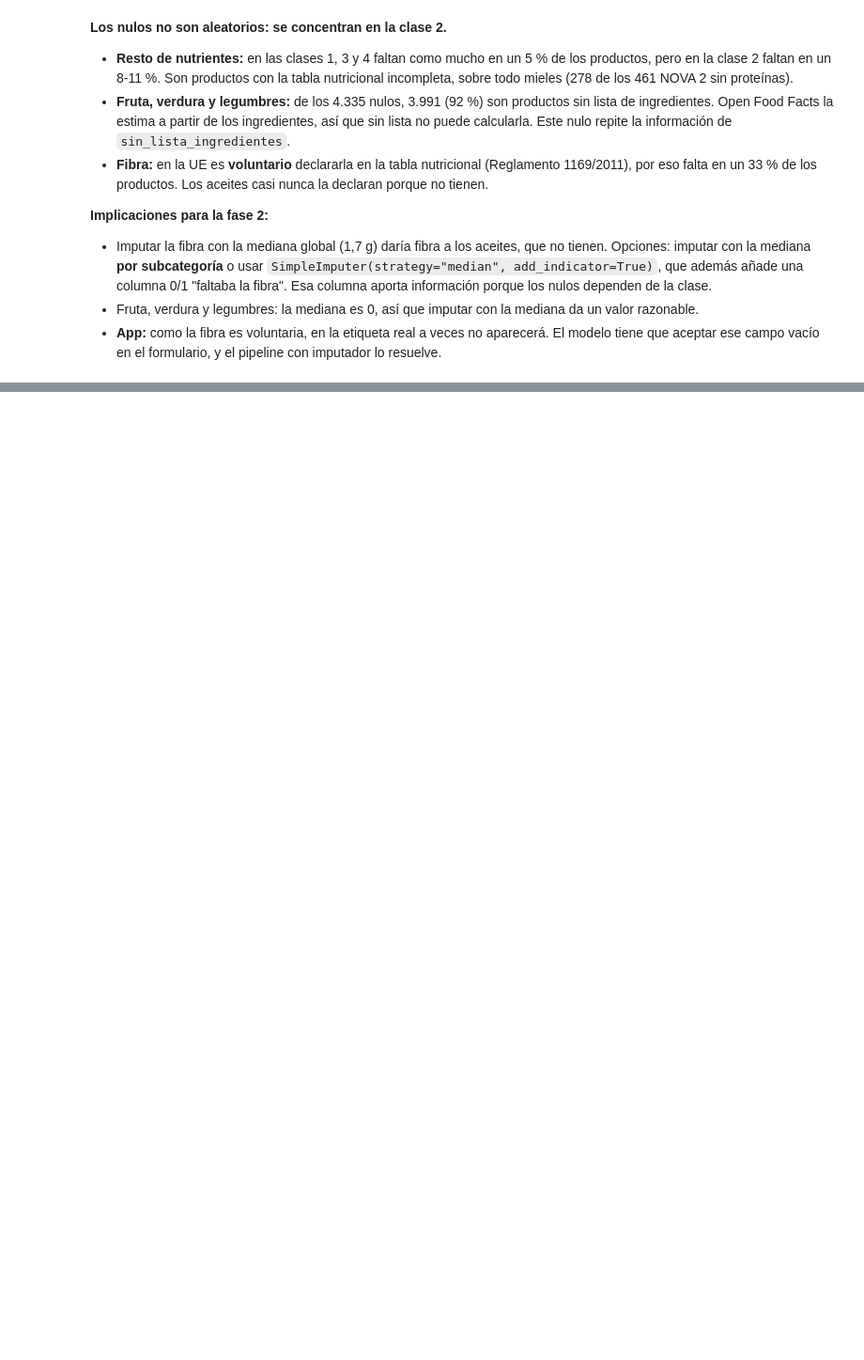
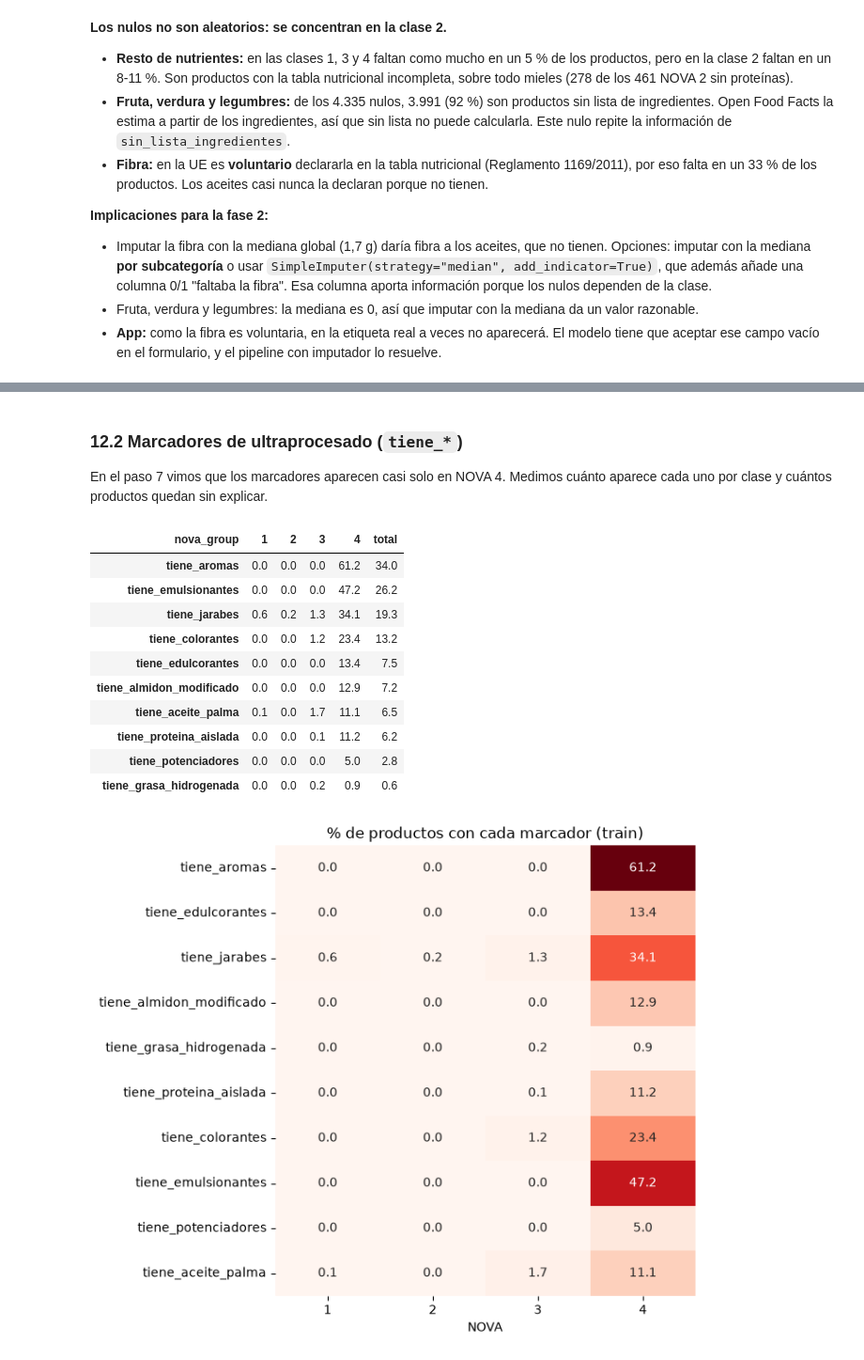
Before and after one commit to IA-P1-BCN/real-food-classifier, a Jupyter notebook: notebooks/02_eda_analysis.ipynb, the cells around one changed output, grey strips where cells are left out. Shown at 94% size. Cells and saved outputs as stored; diff of their text form; code cells hidden in the pictures; blank space fills up the shorter version.

Commit message:
feat(eda): analyze skewed variables, ultra-processing markers and correlations (steps 12-13)

```diff
--- a/notebooks/02_eda_analysis.ipynb
+++ b/notebooks/02_eda_analysis.ipynb
@@ -310,0 +388,29 @@ True                     9432  3505
+# %% [markdown]
+### 12.2 Marcadores de ultraprocesado (`tiene_*`)
+
+En el paso 7 vimos que los marcadores aparecen casi solo en NOVA 4. Medimos cuánto aparece cada uno por clase y cuántos productos quedan sin explicar.
+# %%
+pct_marcadores = (train.groupby(OBJETIVO)[marcadores].mean() * 100).T.round(1)
+pct_marcadores["total"] = (train[marcadores].mean() * 100).round(1)
+
+fig, ax = plt.subplots(figsize=(7, 6))
+sns.heatmap(pct_marcadores.drop(columns="total"), annot=True, fmt=".1f", cmap="Reds", cbar=False, ax=ax)
+ax.set_xlabel("NOVA")
+ax.set_ylabel("")
+ax.set_title("% de productos con cada marcador (train)")
+plt.tight_layout()
+
+pct_marcadores.sort_values("total", ascending=False)
+# %% [output]
+| nova_group | 1 | 2 | 3 | 4 | total |
+| tiene_aromas | 0.0 | 0.0 | 0.0 | 61.2 | 34.0 |
+| tiene_emulsionantes | 0.0 | 0.0 | 0.0 | 47.2 | 26.2 |
+| tiene_jarabes | 0.6 | 0.2 | 1.3 | 34.1 | 19.3 |
+| tiene_colorantes | 0.0 | 0.0 | 1.2 | 23.4 | 13.2 |
+| tiene_edulcorantes | 0.0 | 0.0 | 0.0 | 13.4 | 7.5 |
+| tiene_almidon_modificado | 0.0 | 0.0 | 0.0 | 12.9 | 7.2 |
+| tiene_aceite_palma | 0.1 | 0.0 | 1.7 | 11.1 | 6.5 |
+| tiene_proteina_aislada | 0.0 | 0.0 | 0.1 | 11.2 | 6.2 |
+| tiene_potenciadores | 0.0 | 0.0 | 0.0 | 5.0 | 2.8 |
+| tiene_grasa_hidrogenada | 0.0 | 0.0 | 0.2 | 0.9 | 0.6 |
+[figure, added]
```
Also changed, not shown: parts of 14 cells of this notebook.
